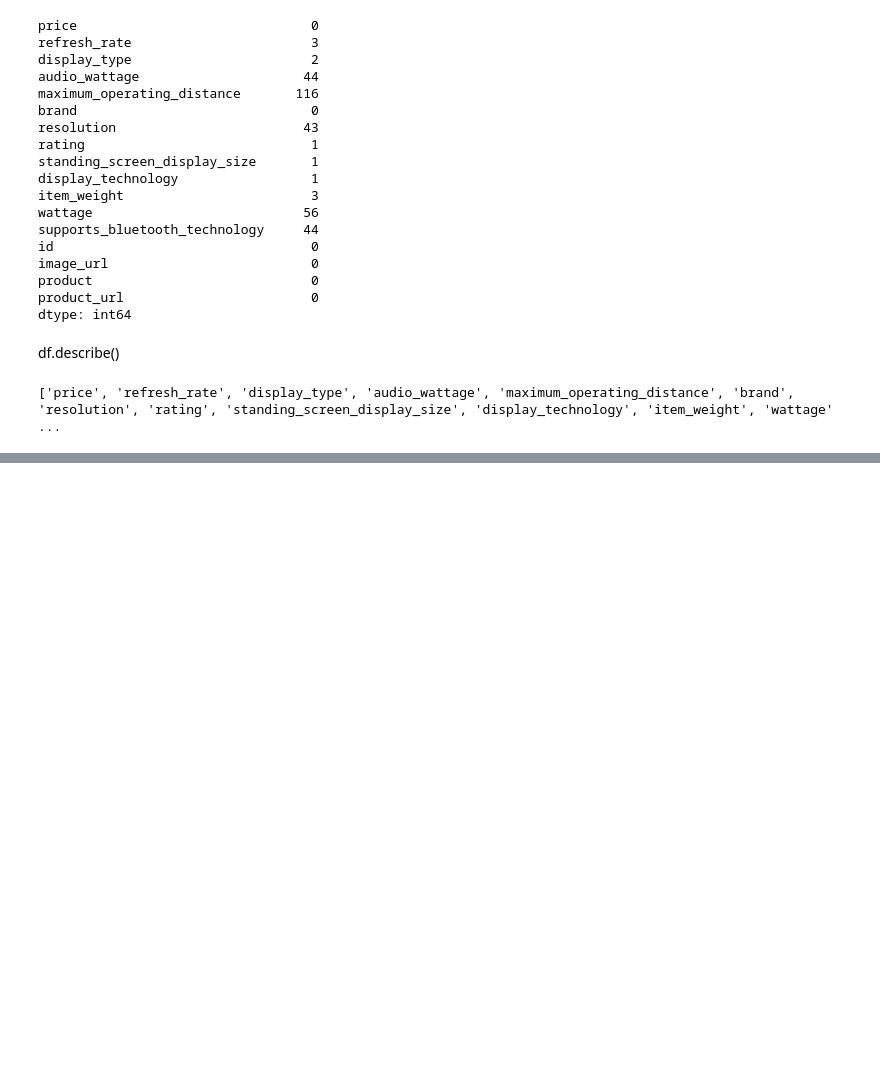
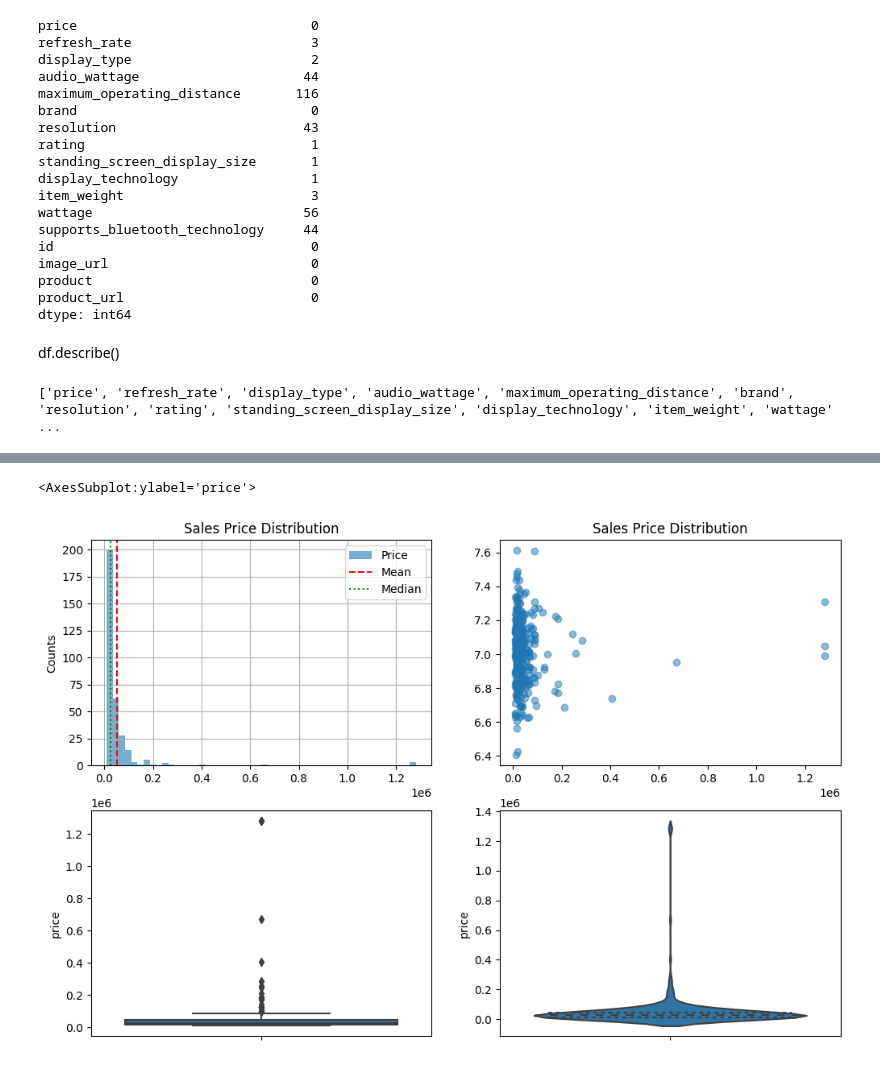
Before and after one commit to AjayKumarChintada/prodcut_recommend, a Jupyter notebook: notebooks/preprocessing.ipynb, the cells around one changed output, grey strips where cells are left out. Drawn from its saved outputs; the diff is of its cells as text; code cells hidden in the pictures; blank space fills up the shorter version.

```diff
--- a/notebooks/preprocessing.ipynb
+++ b/notebooks/preprocessing.ipynb
@@ -304,0 +349,24 @@ dtype('float64')
+# %%
+import matplotlib.pyplot as plt
+plt.figure(figsize=(12, 8))
+
+plt.subplot(2, 2, 1)
+df['price'].hist(bins=50, label='Price', alpha=0.6)
+plt.axvline(np.mean(df['price']), ls='--', c='r', label="Mean")
+plt.axvline(np.median(df['price']), ls=':', c='g', label="Median")
+plt.ylabel("Counts")
+plt.title("Sales Price Distribution")
+plt.legend()
+
+plt.subplot(2, 2, 2)
+plt.scatter(df['price'], np.random.normal(7, 0.2, size=df.shape[0]), alpha=0.5)
+plt.title("Sales Price Distribution")
+
+plt.subplot(2, 2, 3)
+sns.boxplot(y="price", data=df)
+
+plt.subplot(2, 2, 4)
+sns.violinplot(y="price", data=df, inner="quartile", bw=0.2)
+# %% [output]
+<AxesSubplot:ylabel='price'>
+[figure, added]
```
Also changed, not shown: parts of 9 cells of this notebook, 1 other file.
